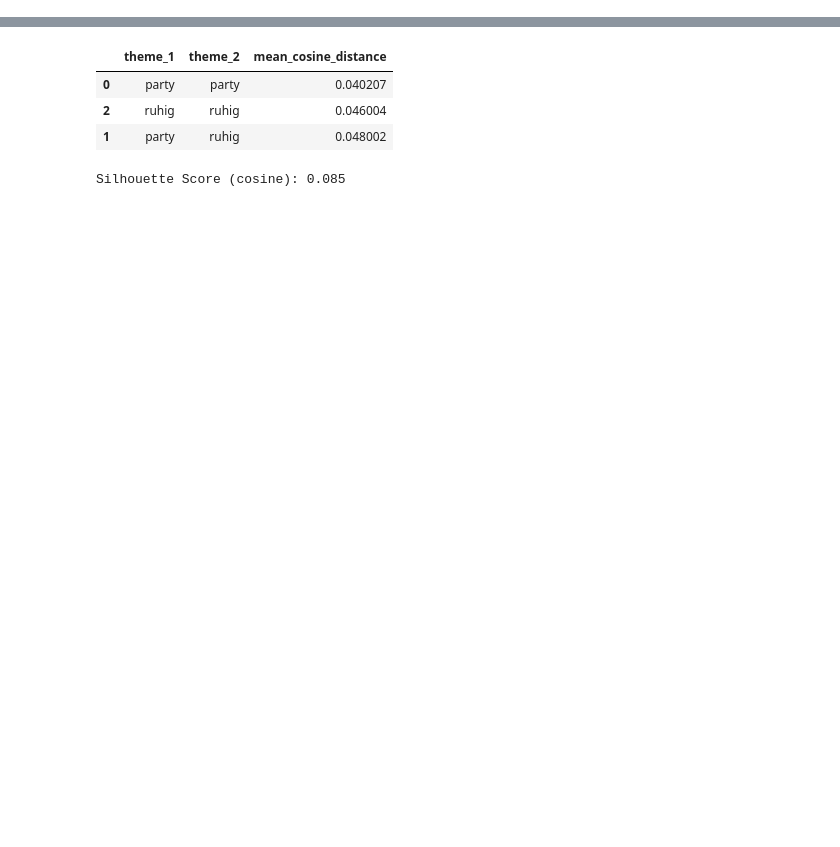
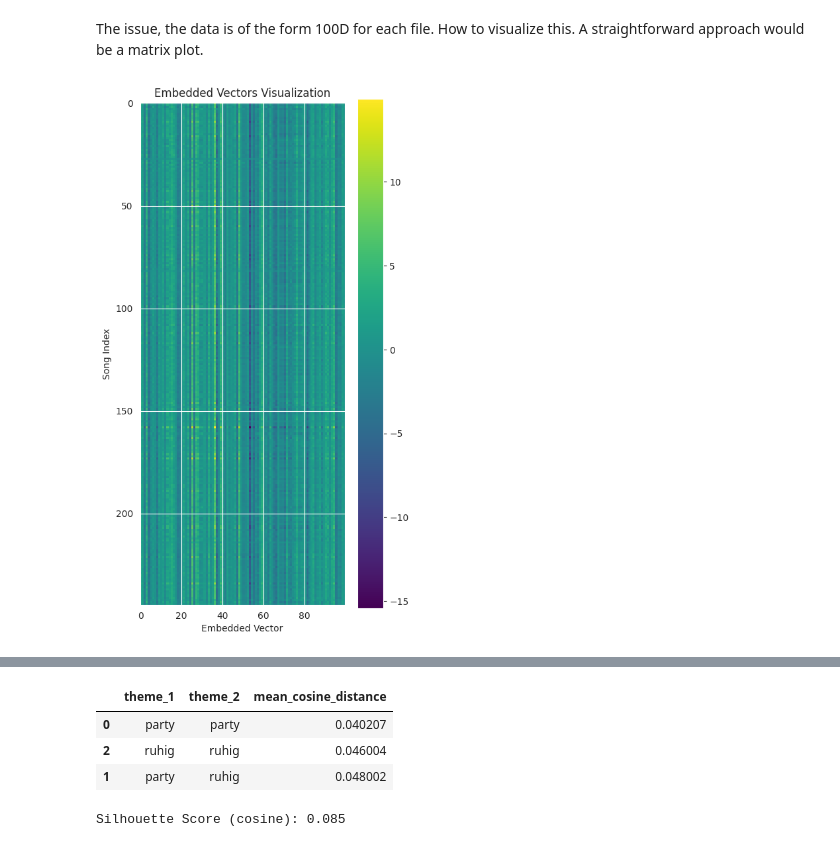
Before and after one commit to dolind/Deej-AI-with-XAI, a Jupyter notebook: notebooks/explainability.ipynb, the cells around one changed output, grey strips where cells are left out. Cells and saved outputs as stored; diff of their text form; code cells hidden in the pictures; blank space fills up the shorter version.

```diff
--- a/notebooks/explainability.ipynb
+++ b/notebooks/explainability.ipynb
@@ -30,17 +67,0 @@ We start our analyis by creating a a combined list of the split up. We note whic
-# %%
-import os
-import csv
-from pathlib import Path
-
-AUDIO_ROOT = "/app/data/raw-previews/separate"
-MANIFEST_FILE = "/app/data/raw-previews/explainabletrack_manifest.csv"
-
-with open(MANIFEST_FILE, "w", newline='') as f:
-    writer = csv.writer(f)
-    writer.writerow(["filename", "theme"])
-
-    for theme_dir in Path(AUDIO_ROOT).iterdir():
-        if theme_dir.is_dir():
-            theme = theme_dir.name
-            for audio_file in theme_dir.glob("*.mp3"):
-                writer.writerow([audio_file.name, theme])
@@ -203 +316,15 @@ We already had a look at hour $X_{inf}$. Now let's look at the infered labels.
+# %% [markdown]
+
+The issue, the data is of the form 100D for each file. How to visualize this. A straightforward approach would be a matrix plot.
+# %%
+#| code-fold: true
+plt.figure(figsize=(5, 10))
+plt.imshow(X, cmap='viridis')
+plt.colorbar()
+plt.title("Embedded Vectors Visualization")
+plt.ylabel("Song Index")
+plt.xlabel("Embedded Vector")
+plt.show()
+# %% [output]
+[figure, added]
 # %% [markdown]
```
Also changed, not shown: parts of 115 cells of this notebook, 1 other file.
